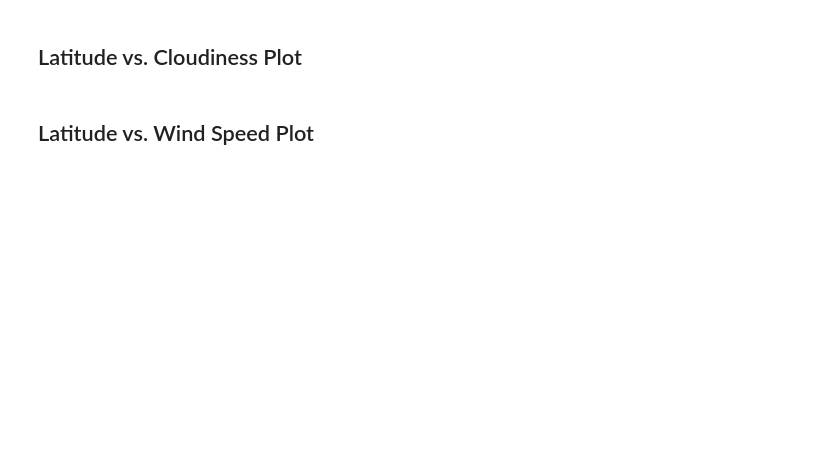
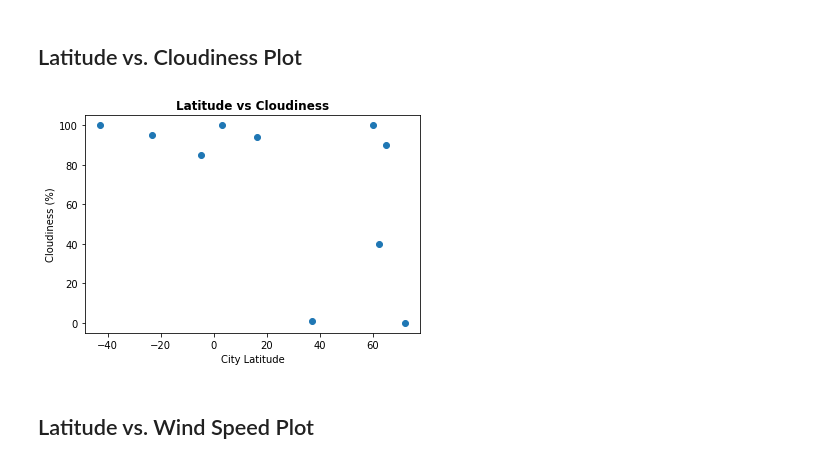
Before and after one commit to Michelin96/python-api-challenge, a Jupyter notebook: WeatherPy/WeatherPy.ipynb, the cells around one changed output. Drawn from its saved outputs; the diff is of its cells as text; code cells hidden in the pictures; blank space fills up the shorter version.

```diff
--- a/WeatherPy/WeatherPy.ipynb
+++ b/WeatherPy/WeatherPy.ipynb
@@ -145,4 +198,15 @@ Skip this step if there are no cities that have humidity > 100%.
 # %% [markdown]
 ## Latitude vs. Cloudiness Plot
+# %%
+# Plot the latitude of the city compared to its cloudiness
+city_lat = weather_data['Latitude']
+clouds = weather_data['Cloudiness(%)']
+plt.scatter(city_lat, clouds)
+plt.xlabel('City Latitude')
+plt.ylabel('Cloudiness (%)')
+plt.title('Latitude vs Cloudiness', fontweight="black")
+plt.show()
+# %% [output]
+[figure, added]
 # %% [markdown]
 ## Latitude vs. Wind Speed Plot
```
Also changed, not shown: parts of 17 cells of this notebook, 3 other files.
